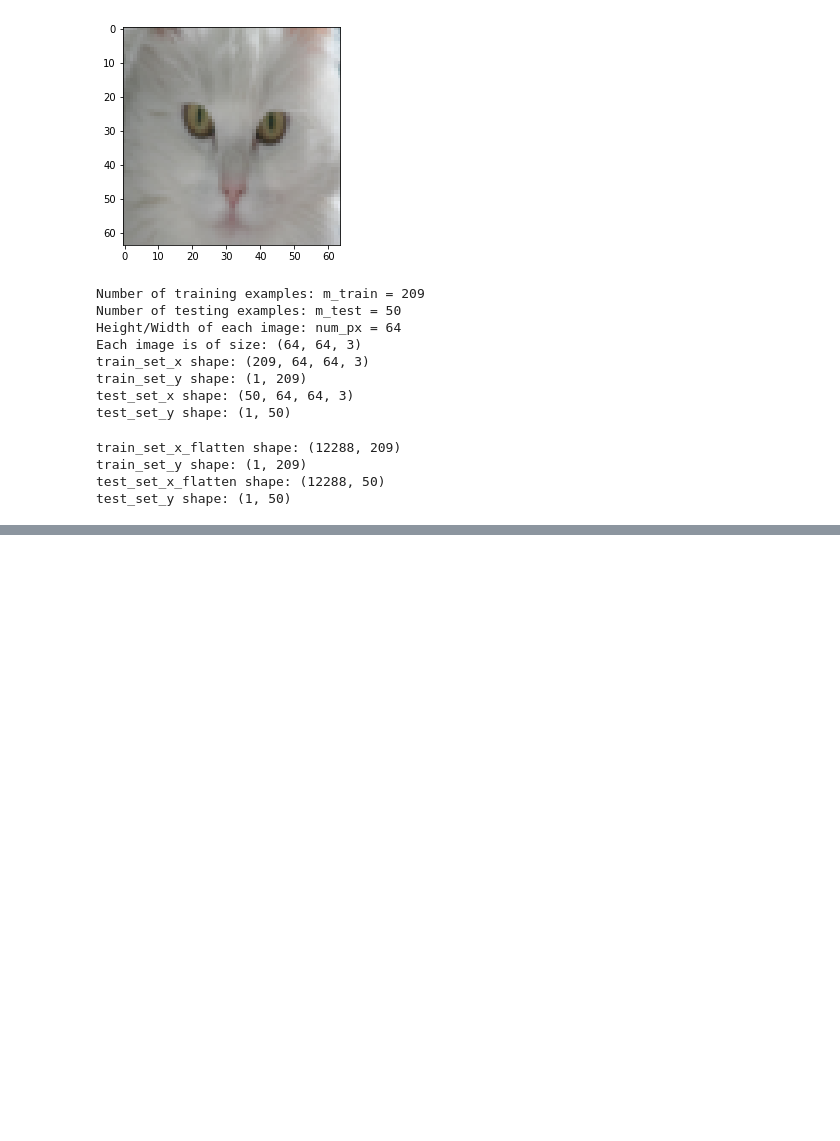
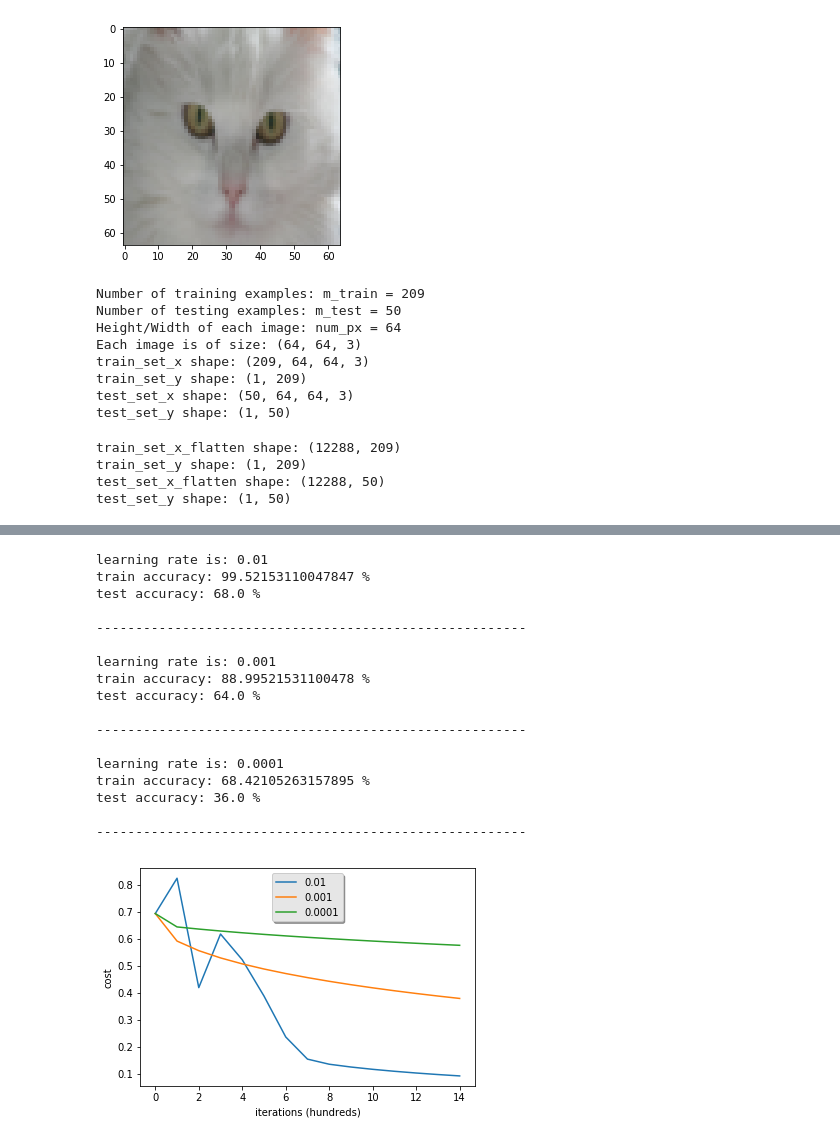
Before and after one commit to Abdelrahman44/python-implementation-of-binary-classification-using-logistic-regression-with-nueral-network-mindset, a Jupyter notebook: classifier.ipynb, the cells around one changed output, grey strips where cells are left out. Saved outputs shown, nothing was run; the diff lists cells and outputs as text; code cells hidden in the pictures; blank space fills up the shorter version.

```diff
--- a/classifier.ipynb
+++ b/classifier.ipynb
@@ -62,0 +136,21 @@ test_set_x = test_set_x_flatten/255.
+# %%
+# predict
+
+def predict(w, b, X):
+
+    m = X.shape[1]
+    Y_prediction = np.zeros((1,m))
+    w = w.reshape(X.shape[0], 1)
+    # Compute vector "A" predicting the probabilities of a cat being present in the picture
+    A = sigmoid(np.dot(w.T, X)+b)
+
+    for i in range(A.shape[1]):
+        # Convert probabilities A[0,i] to actual predictions p[0,i]
+        if (A[0, i] > 0.5):
+            Y_prediction[0, i] =1
+        else:
+            Y_prediction[0, i] = 0
+
+    assert(Y_prediction.shape == (1, m))
+
+    return Y_prediction
@@ -62,0 +221,37 @@ test_set_x = test_set_x_flatten/255.
+# %%
+learning_rates = [0.01, 0.001, 0.0001]
+models = {}
+for i in learning_rates:
+    print ("learning rate is: " + str(i))
+    models[str(i)] = model(train_set_x, train_set_y, test_set_x, test_set_y, num_iterations = 1500, learning_rate = i, print_cost = False)
+    print ('\n' + "-------------------------------------------------------" + '\n')
+
+for i in learning_rates:
+    plt.plot(np.squeeze(models[str(i)]["costs"]), label= str(models[str(i)]["learning_rate"]))
+
+plt.ylabel('cost')
+plt.xlabel('iterations (hundreds)')
+
+legend = plt.legend(loc='upper center', shadow=True)
+frame = legend.get_frame()
+frame.set_facecolor('0.90')
+plt.show()
+# %% [output]
+learning rate is: 0.01
+train accuracy: 99.52153110047847 %
+test accuracy: 68.0 %
+
+-------------------------------------------------------
+
+learning rate is: 0.001
+train accuracy: 88.99521531100478 %
+test accuracy: 64.0 %
+
+-------------------------------------------------------
+
+learning rate is: 0.0001
+train accuracy: 68.42105263157895 %
+test accuracy: 36.0 %
+
+-------------------------------------------------------
+[figure, added]
```
Also changed, not shown: parts of 9 cells of this notebook.
